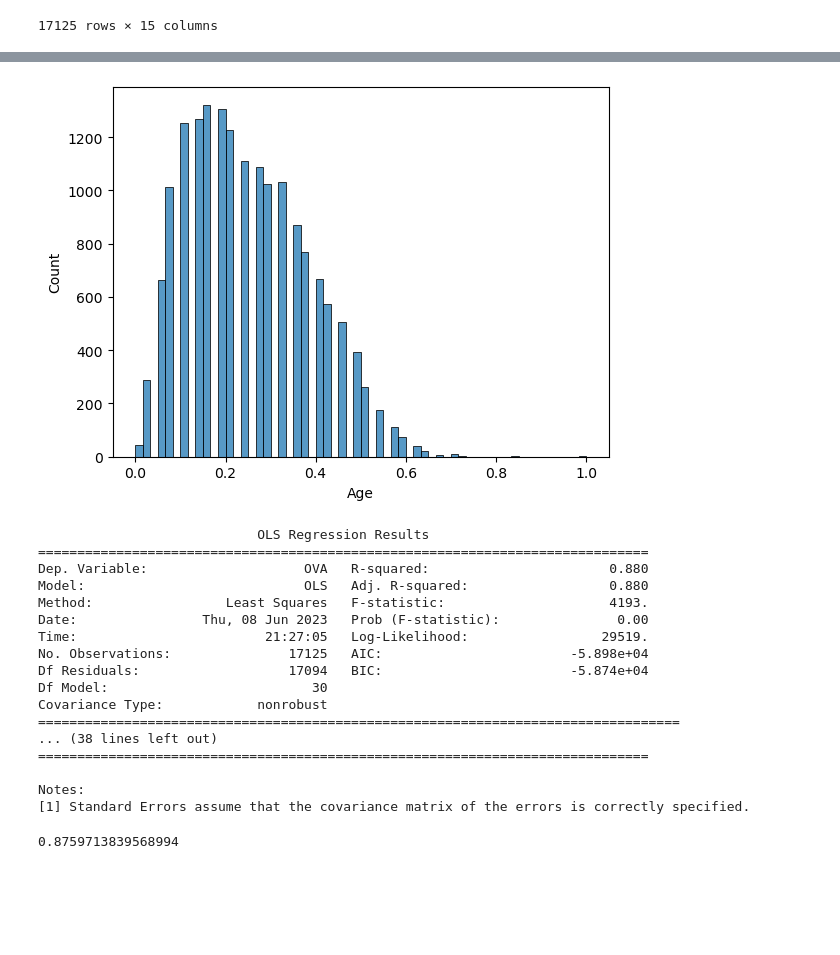
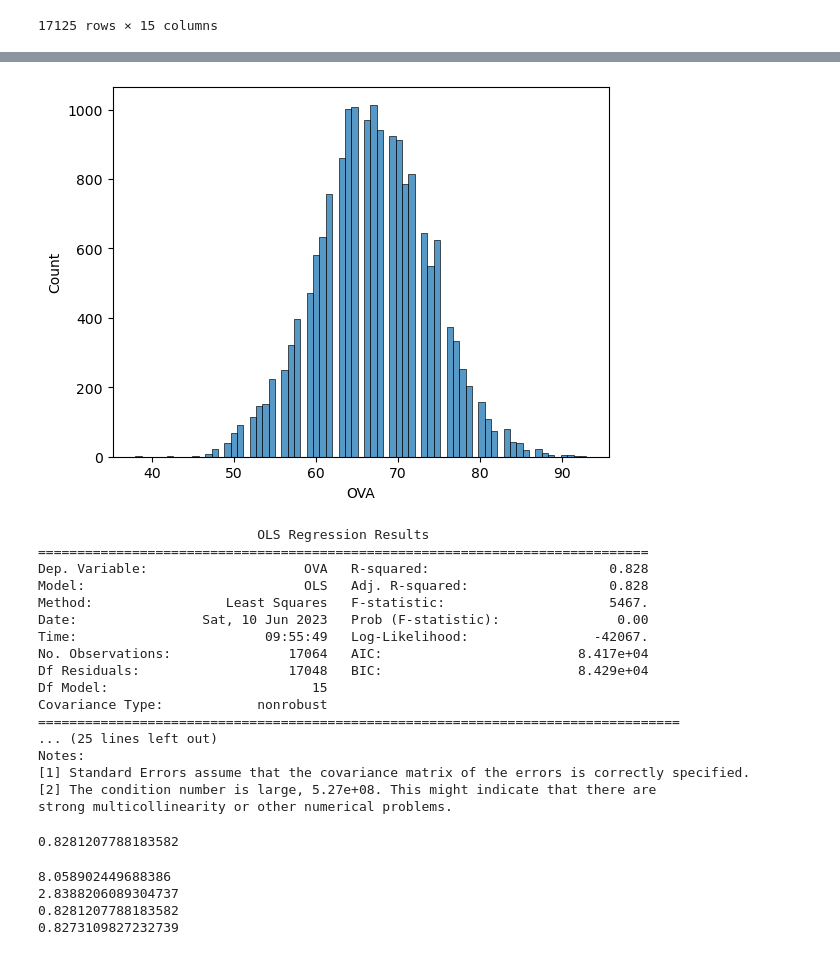
Before and after one commit to aguvazsan/data_mid_bootcamp_project_FIFA_MoneyBall, a Jupyter notebook: Mid_Project_2.ipynb, the cells around one changed output, grey strips where cells are left out. Drawn from its saved outputs; the diff is of its cells as text; code cells hidden in the pictures; blank space fills up the shorter version.

```diff
--- a/Mid_Project_2.ipynb
+++ b/Mid_Project_2.ipynb
@@ -432,0 +413,17 @@ memory usage: 4.1 MB
+# %%
+# Eliminamos los outliers de las columnas de 'Age' y 'Altura' luego de concatenada con las dummies
+
+def remove_outliers_iqr(conc_df, columns, threshold=1.5):
+    for column in columns:
+        if conc_df[column].dtype != 'object':
+            Q1 = conc_df[column].quantile(0.25)
+            Q3 = conc_df[column].quantile(0.75)
+            IQR = Q3 - Q1
+            lower_bound = Q1 - threshold * IQR
+            upper_bound = Q3 + threshold * IQR
+            conc_df = conc_df[(conc_df[column] >= lower_bound) & (conc_df[column] <= upper_bound)]
+    return conc_df
+
+columns_to_remove_outliers = ['Age', 'Altura']
+
+conc_df = remove_outliers_iqr(df_num, columns_to_remove_outliers)
@@ -433,10 +451,11 @@ memory usage: 4.1 MB
 # %%
+#Visualizamos nuestra varible objetivo para concer su distribución.
 conc_df.OVA.value_counts()
 
-sns.histplot(conc_df["Age"])
+sns.histplot(conc_df["OVA"])
 plt.show()
 # %% [output]
-[figure, old version]
+[figure, new version]
 # %%
 #Luego de integrados los DataFrames realizamos la regresión lineal del modelo
 
@@ -448,27 +467,49 @@ print(model.summary())
 # %% [output]
                             OLS Regression Results
 ==============================================================================
-Dep. Variable:                    OVA   R-squared:                       0.880
-Model:                            OLS   Adj. R-squared:                  0.880
-Method:                 Least Squares   F-statistic:                     4193.
-Date:                Thu, 08 Jun 2023   Prob (F-statistic):               0.00
-Time:                        21:27:05   Log-Likelihood:                 29519.
-No. Observations:               17125   AIC:                        -5.898e+04
-Df Residuals:                   17094   BIC:                        -5.874e+04
-Df Model:                          30
+Dep. Variable:                    OVA   R-squared:                       0.828
+Model:                            OLS   Adj. R-squared:                  0.828
+Method:                 Least Squares   F-statistic:                     5467.
+Date:                Sat, 10 Jun 2023   Prob (F-statistic):               0.00
+Time:                        09:55:49   Log-Likelihood:                -42067.
+No. Observations:               17064   AIC:                         8.417e+04
+Df Residuals:                   17048   BIC:                         8.429e+04
+Df Model:                          15
 Covariance Type:            nonrobust
 ==================================================================================
-... (38 lines left out)
-==============================================================================
-
+... (25 lines left out)
 Notes:
 [1] Standard Errors assume that the covariance matrix of the errors is correctly specified.
+[2] The condition number is large, 5.27e+08. This might indicate that there are
+strong multicollinearity or other numerical problems.
 # %%
+#Realizmoa el train test
 X_train, X_test, y_train, y_test=train_test_split(X, Y, test_size=0.2, random_state=42)
 lm=linear_model.LinearRegression()
 model=lm.fit(X_train, y_train)
 predictions=lm.predict(X_test)
 r2_score(y_test, predictions)
 # %% [output]
-0.8759713839568994
+0.8281207788183582
+# %%
+#Analizamos el MSE (Mean Squared Error, Error Cuadrático Medio), RMSE (Root Mean Squared Error, Raíz del Error Cuadrático Medio)
+# R2 (R-squared, R-cuadrado), ADJ R2 (Adjusted R-squared, R-cuadrado Ajustado)
+
+mse=mean_squared_error(y_test, predictions) #varianza
+print(mse)
+rmse= math.sqrt(mse) #error estándar
+print(rmse)
+
+r2=r2_score(y_test, predictions) # valores de 0 a 1, cuanto más cercano a 1 mejor.
+print(r2)
+
+n=len(X_test) #igual que r2 pero penaliza el incluir variables independientes que no aporten al modelo.
+p=X_test.shape[1]
+adj_r2=1-((1-r2)*(n-1)/(n-p-1)) # En caso de retirar columnas este valor puede mejorar
+print(adj_r2)
+# %% [output]
+8.058902449688386
+2.8388206089304737
+0.8281207788183582
+0.8273109827232739
 # %%
```
Also changed, not shown: parts of 29 cells of this notebook.
